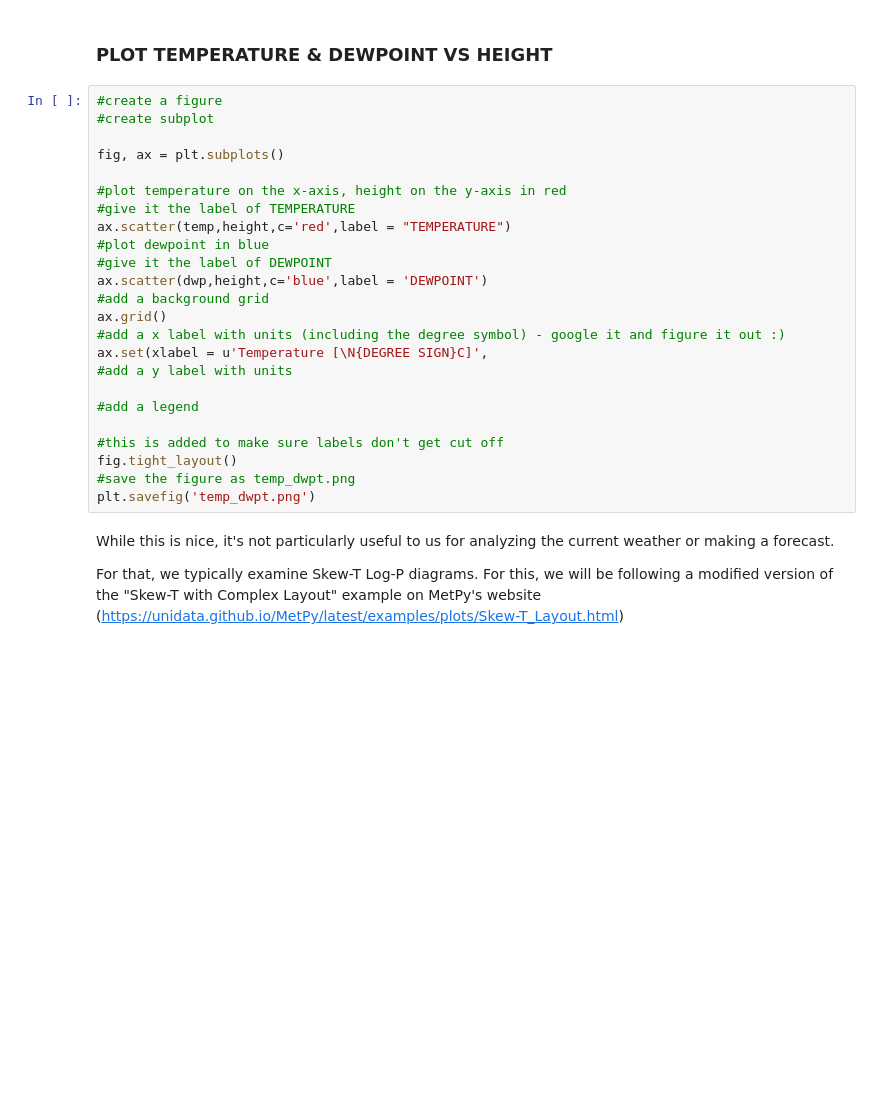
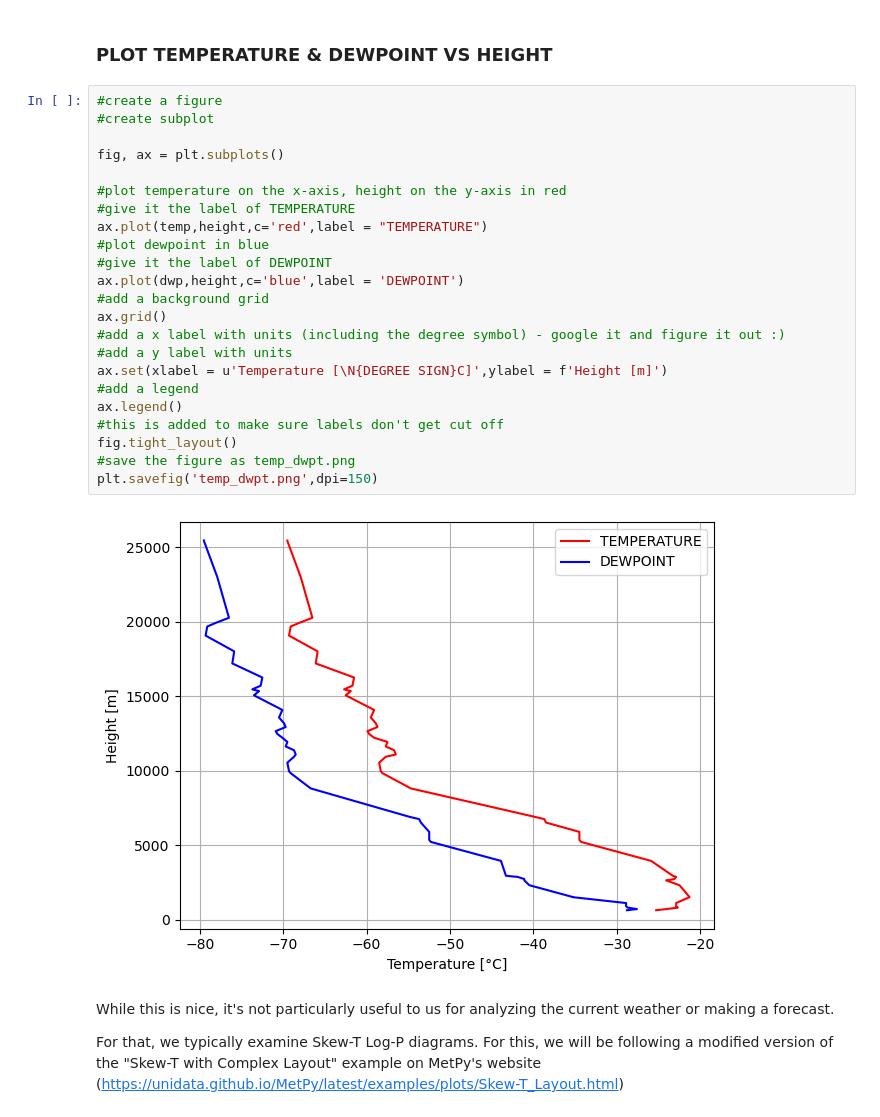
Before and after one commit to DeborahHershey/ATSC_270, a Jupyter notebook: assignment_3/assignment_3.ipynb, the cells around one changed output. Drawn from its saved outputs; the diff is of its cells as text; blank space fills up the shorter version.

```diff
--- a/assignment_3/assignment_3.ipynb
+++ b/assignment_3/assignment_3.ipynb
@@ -70,27 +73,28 @@ print(v)
 # %%
 #create a figure
 #create subplot
 
 fig, ax = plt.subplots()
 
 #plot temperature on the x-axis, height on the y-axis in red
 #give it the label of TEMPERATURE
-ax.scatter(temp,height,c='red',label = "TEMPERATURE")
+ax.plot(temp,height,c='red',label = "TEMPERATURE")
 #plot dewpoint in blue
 #give it the label of DEWPOINT
-ax.scatter(dwp,height,c='blue',label = 'DEWPOINT')
+ax.plot(dwp,height,c='blue',label = 'DEWPOINT')
 #add a background grid
 ax.grid()
 #add a x label with units (including the degree symbol) - google it and figure it out :)
-ax.set(xlabel = u'Temperature [\N{DEGREE SIGN}C]',
 #add a y label with units
-
+ax.set(xlabel = u'Temperature [\N{DEGREE SIGN}C]',ylabel = f'Height [m]')
 #add a legend
-
+ax.legend()
 #this is added to make sure labels don't get cut off
 fig.tight_layout()
 #save the figure as temp_dwpt.png
-plt.savefig('temp_dwpt.png')
+plt.savefig('temp_dwpt.png',dpi=150)
+# %% [output]
+[figure, added]
 # %% [markdown]
 While this is nice, it's not particularly useful to us for analyzing the current weather or making a forecast.
 
```
Also changed, not shown: parts of 3 cells of this notebook, 2 other files.
